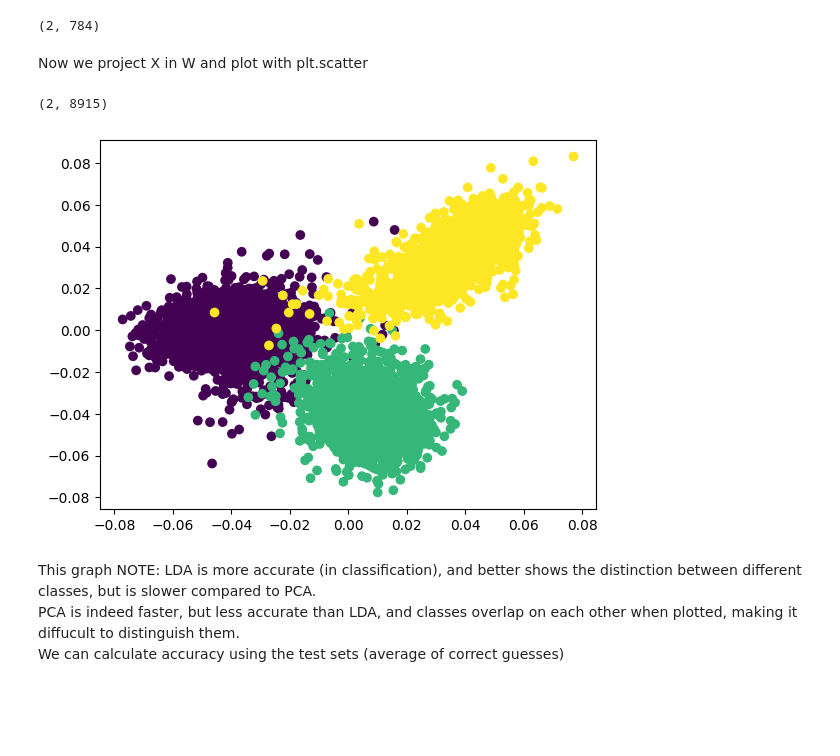
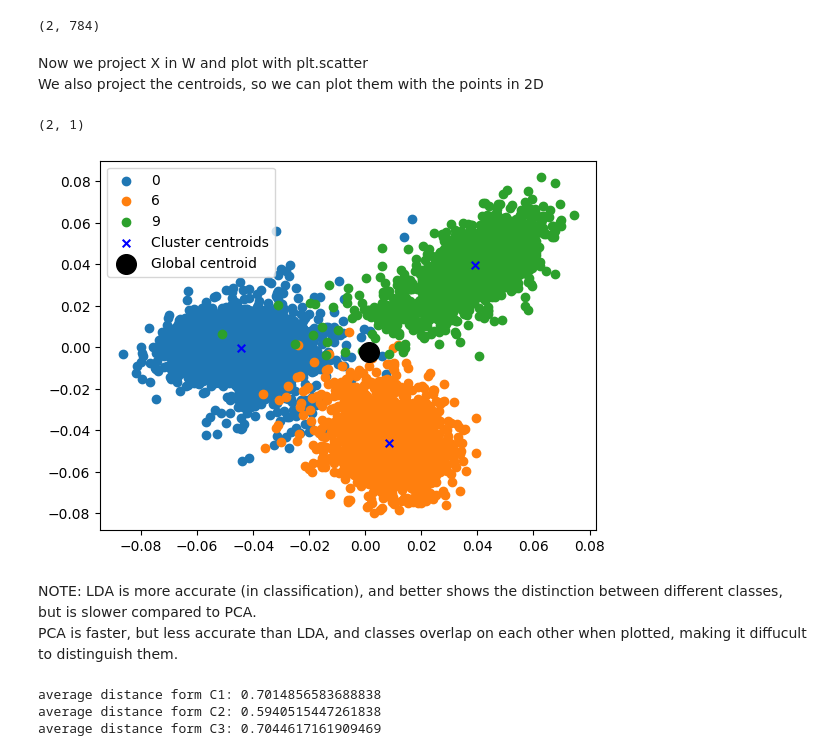
Before and after one commit to danielenapo/AI_unibo, a Jupyter notebook: Maths4ML/Homeworks/2/LDA.ipynb, the cells around one changed output. Cells and saved outputs as stored; diff of their text form; code cells hidden in the pictures; blank space fills up the shorter version.

```diff
--- a/Maths4ML/Homeworks/2/LDA.ipynb
+++ b/Maths4ML/Homeworks/2/LDA.ipynb
@@ -137,17 +133,62 @@ print(Q.T.shape)
 # %% [output]
 (2, 784)
 # %% [markdown]
-Now we project X in W and plot with plt.scatter
+Now we project X in W and plot with plt.scatter<br>
+We also project the centroids, so we can plot them with the points in 2D
-# %%
-Z=Q.T@Xtrain
-print(Z.shape)
-plt.scatter(Z[0,:], Z[1,:], c=Ytrain) #c means color -> we color the data based on the label
-plt.show()
-# %% [output]
-(2, 8915)
-[figure, removed]
+# %%
+Z=Q.T@Xtrain
+'''C1z=Q.T@C1.reshape(d,1)
+C2z=Q.T@C2.reshape(d,1)
+C3z=Q.T@C3.reshape(d,1)
+Cz=Q.T@C.reshape(d,1)'''
+
+#plot
+Z1=Z[:,Ytrain==0]
+Z2=Z[:,Ytrain==6]
+Z3=Z[:,Ytrain==9]
+plt.scatter(Z1[0,:], Z1[1,:], label="0") #c means color -> we color the data based on the label
+plt.scatter(Z2[0,:], Z2[1,:], label="6") #c means color -> we color the data based on the label
+plt.scatter(Z3[0,:], Z3[1,:], label="9") #c means color -> we color the data based on the label
+
+#calculate centroids
+C1z=np.mean(Z1, axis=1).reshape(k,1)#0
+C2z=np.mean(Z2, axis=1).reshape(k,1)#6
+C3z=np.mean(Z3, axis=1).reshape(k,1)#9
+Cz=np.mean(Z, axis=1).reshape(k,1)
+print(C1z.shape)
+
+plt.scatter(C1z[0], C1z[1], c="blue",s=30, marker="x", label="Cluster centroids")
+plt.scatter(C2z[0], C2z[1], c="blue",s=30, marker="x")
+plt.scatter(C3z[0], C3z[1], c="blue",s=30, marker="x")
+plt.scatter(Cz[0], Cz[1], c="black",s=200, marker="o", label="Global centroid")
+plt.legend()
+plt.show()
+# %% [output]
+(2, 1)
+[figure, added]
 # %% [markdown]
-This graph
+
 NOTE: LDA is more accurate (in classification), and better shows the distinction between different classes, but is slower compared to PCA.<br>
-PCA is indeed faster, but less accurate than LDA, and classes overlap on each other when plotted, making it diffucult to distinguish them.<br>
-We can calculate accuracy using the test sets (average of correct guesses)
+PCA is faster, but less accurate than LDA, and classes overlap on each other when plotted, making it diffucult to distinguish them.<br>
+# %%
+D1=0
+for i in Z1[1]:
+    D1+=np.linalg.norm(C1z-Z1)**2
+D1=D1/Z1.shape[1]
+print(f"average distance form C1: {D1}")
+
+D2=0
+for i in Z2[1]:
+    D2+=np.linalg.norm(C2z-Z2)**2
+D2=D2/Z2.shape[1]
+print(f"average distance form C2: {D2}")
+
+D3=0
+for i in Z3[1]:
+    D3+=np.linalg.norm(C3z-Z3)**2
+D3=D3/Z3.shape[1]
+print(f"average distance form C3: {D3}")
+# %% [output]
+average distance form C1: 0.7014856583688838
+average distance form C2: 0.5940515447261838
+average distance form C3: 0.7044617161909469
```
Also changed, not shown: parts of 3 cells of this notebook, 2 other files.
